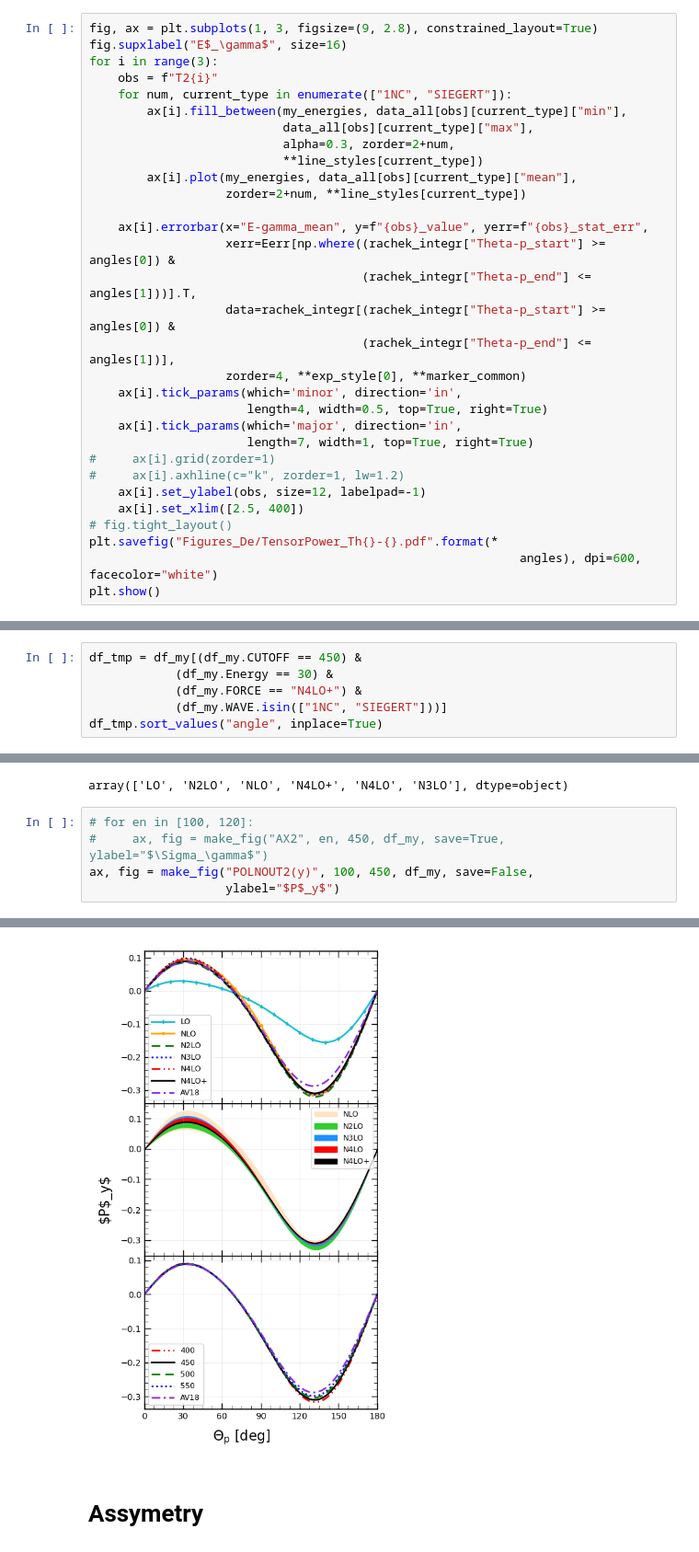
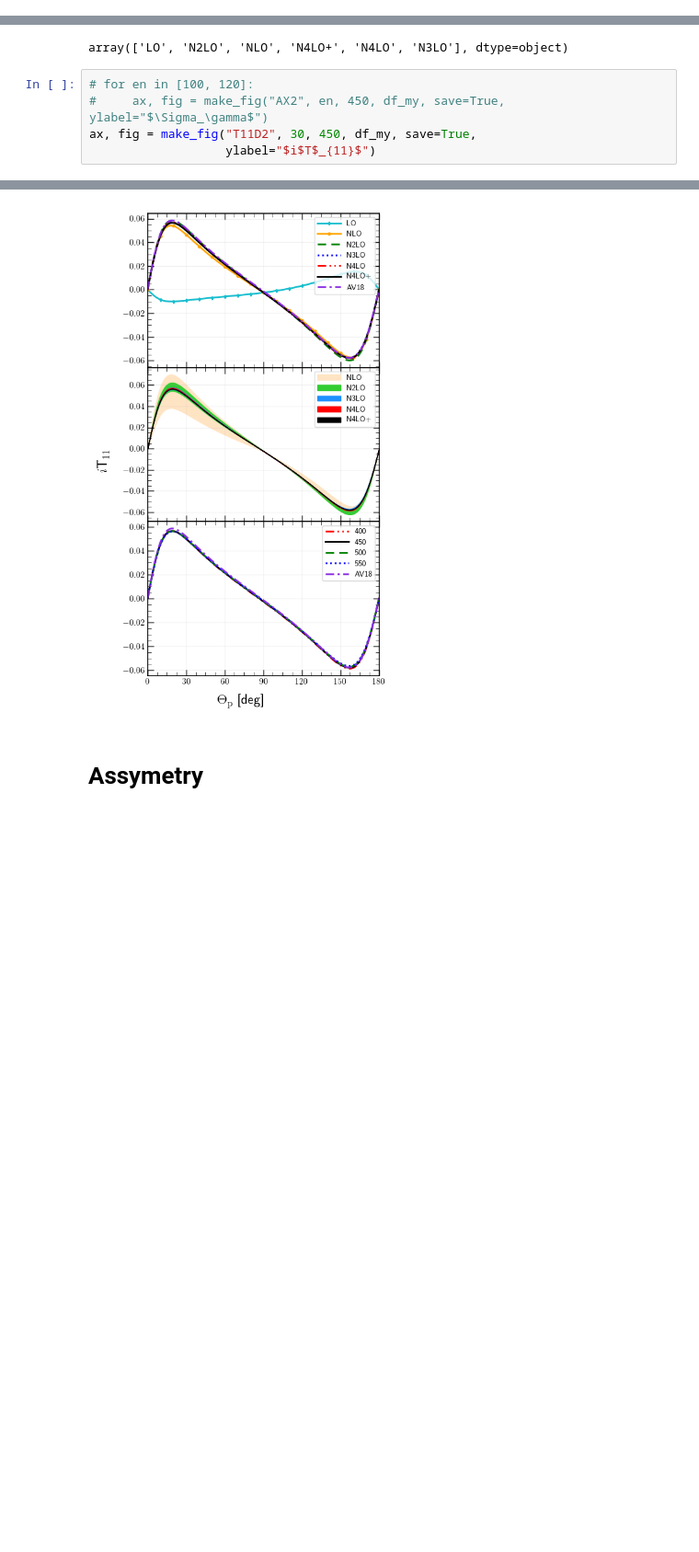
Before and after one commit to VitaliiUr/thesis, a Jupyter notebook: PlotData/figures_De.ipynb, the cells around one changed output, grey strips where cells are left out. Shown at 92% size. Saved outputs shown, nothing was run; the diff lists cells and outputs as text; blank space fills up the shorter version.

Commit message:
tensor

```diff
--- a/PlotData/figures_De.ipynb
+++ b/PlotData/figures_De.ipynb
@@ -957,31 +737,0 @@ for i in range(3):
-# %%
-fig, ax = plt.subplots(1, 3, figsize=(9, 2.8), constrained_layout=True)
-fig.supxlabel("E$_\gamma$", size=16)
-for i in range(3):
-    obs = f"T2{i}"
-    for num, current_type in enumerate(["1NC", "SIEGERT"]):
-        ax[i].fill_between(my_energies, data_all[obs][current_type]["min"],
-                           data_all[obs][current_type]["max"],
-                           alpha=0.3, zorder=2+num,
-                           **line_styles[current_type])
-        ax[i].plot(my_energies, data_all[obs][current_type]["mean"],
-                   zorder=2+num, **line_styles[current_type])
-
-    ax[i].errorbar(x="E-gamma_mean", y=f"{obs}_value", yerr=f"{obs}_stat_err",
-                   xerr=Eerr[np.where((rachek_integr["Theta-p_start"] >= angles[0]) &
-                                      (rachek_integr["Theta-p_end"] <= angles[1]))].T,
-                   data=rachek_integr[(rachek_integr["Theta-p_start"] >= angles[0]) &
-                                      (rachek_integr["Theta-p_end"] <= angles[1])],
-                   zorder=4, **exp_style[0], **marker_common)
-    ax[i].tick_params(which='minor', direction='in',
-                      length=4, width=0.5, top=True, right=True)
-    ax[i].tick_params(which='major', direction='in',
-                      length=7, width=1, top=True, right=True)
-#     ax[i].grid(zorder=1)
-#     ax[i].axhline(c="k", zorder=1, lw=1.2)
-    ax[i].set_ylabel(obs, size=12, labelpad=-1)
-    ax[i].set_xlim([2.5, 400])
-# fig.tight_layout()
-plt.savefig("Figures_De/TensorPower_Th{}-{}.pdf".format(*
-                                                            angles), dpi=600, facecolor="white")
-plt.show()
@@ -1012,6 +737,0 @@ OBSERVABLES
-# %%
-df_tmp = df_my[(df_my.CUTOFF == 450) &
-            (df_my.Energy == 30) &
-            (df_my.FORCE == "N4LO+") &
-            (df_my.WAVE.isin(["1NC", "SIEGERT"]))]
-df_tmp.sort_values("angle", inplace=True)
@@ -1144,8 +817,8 @@ array(['LO', 'N2LO', 'NLO', 'N4LO+', 'N4LO', 'N3LO'], dtype=object)
 # %%
 # for en in [100, 120]:
 #     ax, fig = make_fig("AX2", en, 450, df_my, save=True, ylabel="$\Sigma_\gamma$")
-ax, fig = make_fig("POLNOUT2(y)", 100, 450, df_my, save=False,
-                   ylabel="$P$_y$")
+ax, fig = make_fig("T11D2", 30, 450, df_my, save=True,
+                   ylabel="$i$T$_{11}$")
 # %% [output]
 A value is trying to be set on a copy of a slice from a DataFrame
 
@@ -1154,4 +827,4 @@ See the caveats in the documentation: https://pandas.pydata.org/pandas-docs/stab
-[figure, old version]
+[figure, new version]
 # %% [markdown]
 # Assymetry
 # %%
```
Also changed, not shown: parts of 22 cells of this notebook, 12 other files.
